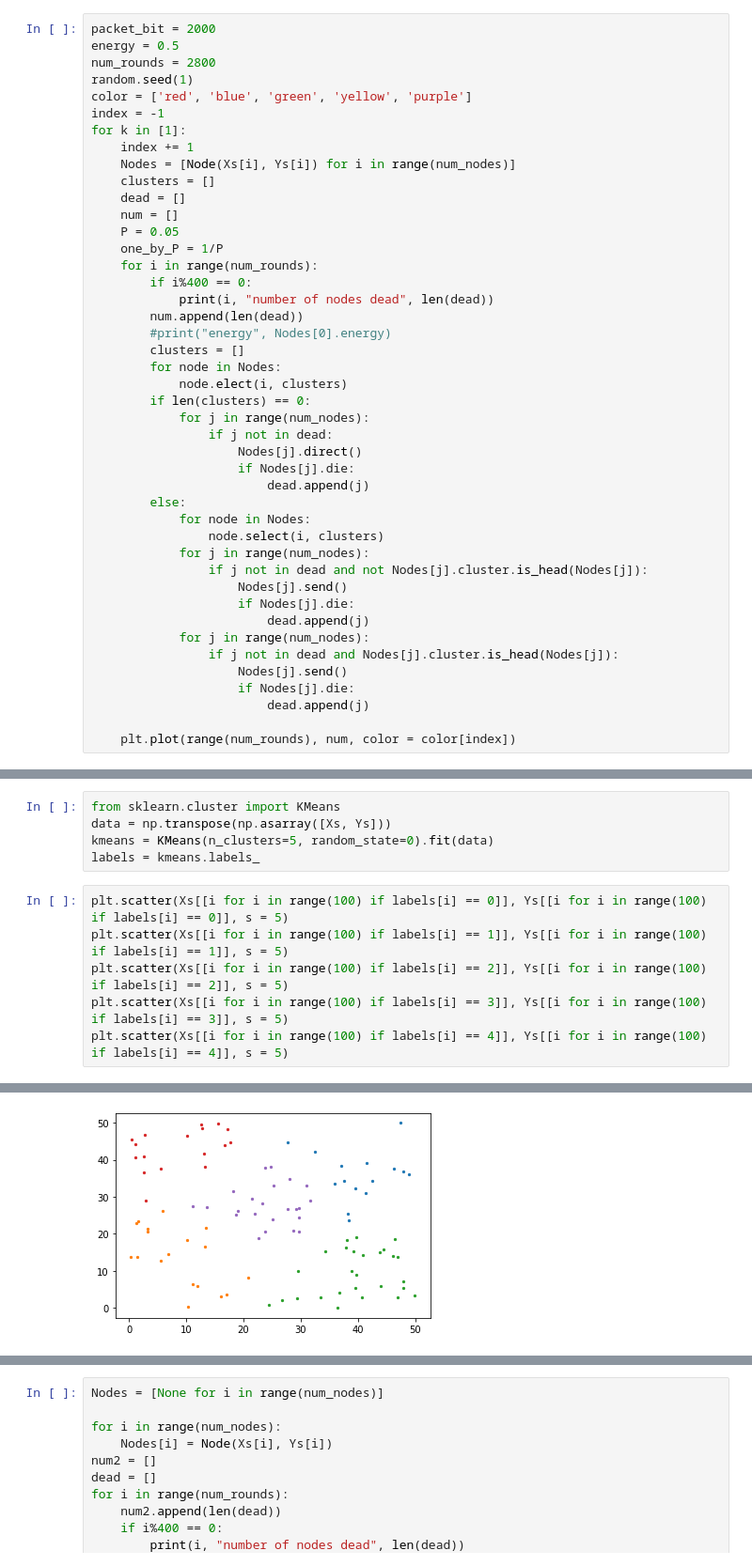
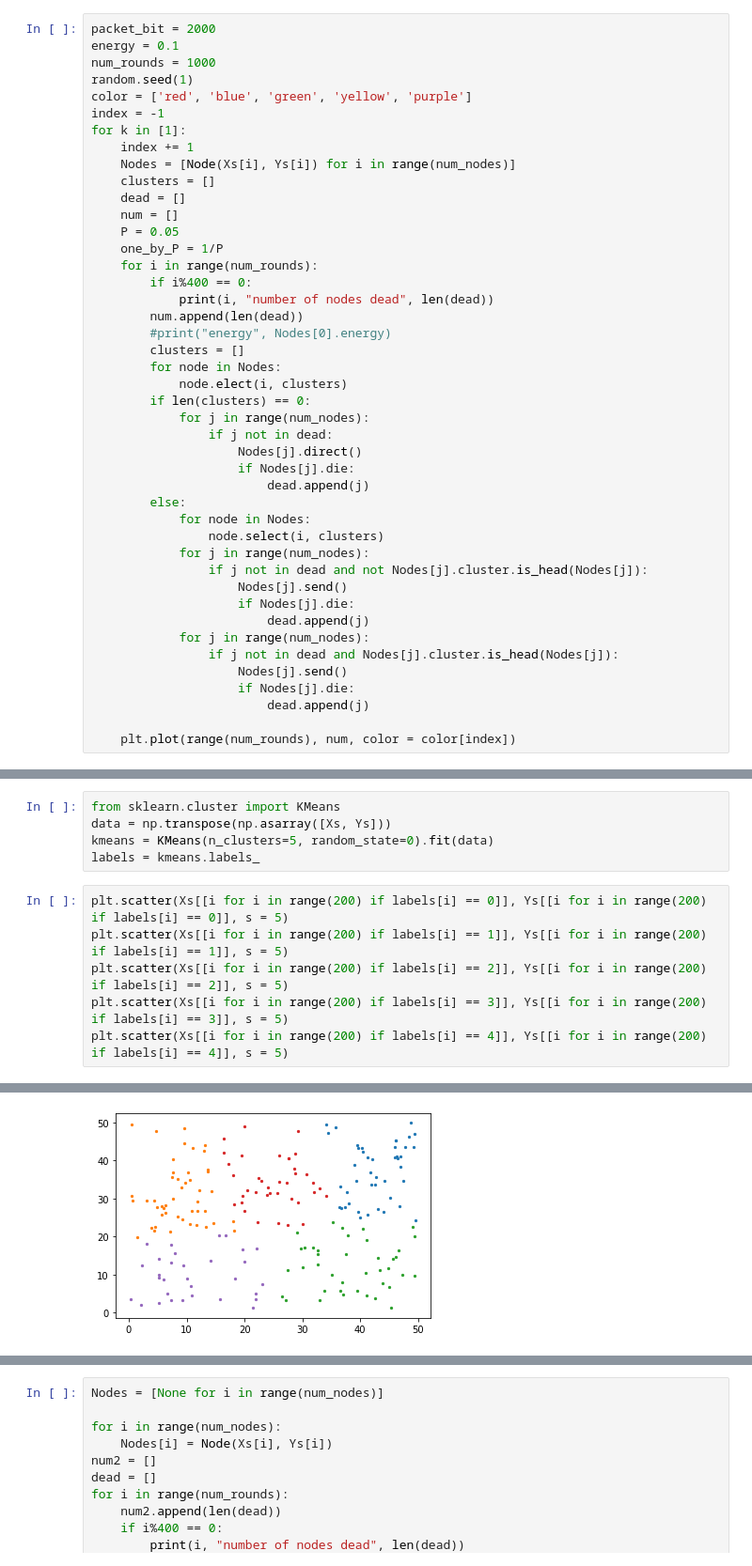
Before and after one commit to leo20021210/network_research, a Jupyter notebook: py_model/KMeans LEACH.ipynb, the cells around one changed output, grey strips where cells are left out. Shown at 94% size. Cells and saved outputs as stored; diff of their text form.

```diff
--- a/py_model/KMeans LEACH.ipynb
+++ b/py_model/KMeans LEACH.ipynb
@@ -154,7 +154,7 @@ plt.scatter(Xs, Ys, s = 30)
 # %%
 packet_bit = 2000
-energy = 0.5
-num_rounds = 2800
+energy = 0.1
+num_rounds = 1000
 random.seed(1)
 color = ['red', 'blue', 'green', 'yellow', 'purple']
 index = -1
@@ -210,11 +206,11 @@ data = np.transpose(np.asarray([Xs, Ys]))
 kmeans = KMeans(n_clusters=5, random_state=0).fit(data)
 labels = kmeans.labels_
 # %%
-plt.scatter(Xs[[i for i in range(100) if labels[i] == 0]], Ys[[i for i in range(100) if labels[i] == 0]], s = 5)
-plt.scatter(Xs[[i for i in range(100) if labels[i] == 1]], Ys[[i for i in range(100) if labels[i] == 1]], s = 5)
-plt.scatter(Xs[[i for i in range(100) if labels[i] == 2]], Ys[[i for i in range(100) if labels[i] == 2]], s = 5)
-plt.scatter(Xs[[i for i in range(100) if labels[i] == 3]], Ys[[i for i in range(100) if labels[i] == 3]], s = 5)
-plt.scatter(Xs[[i for i in range(100) if labels[i] == 4]], Ys[[i for i in range(100) if labels[i] == 4]], s = 5)
+plt.scatter(Xs[[i for i in range(200) if labels[i] == 0]], Ys[[i for i in range(200) if labels[i] == 0]], s = 5)
+plt.scatter(Xs[[i for i in range(200) if labels[i] == 1]], Ys[[i for i in range(200) if labels[i] == 1]], s = 5)
+plt.scatter(Xs[[i for i in range(200) if labels[i] == 2]], Ys[[i for i in range(200) if labels[i] == 2]], s = 5)
+plt.scatter(Xs[[i for i in range(200) if labels[i] == 3]], Ys[[i for i in range(200) if labels[i] == 3]], s = 5)
+plt.scatter(Xs[[i for i in range(200) if labels[i] == 4]], Ys[[i for i in range(200) if labels[i] == 4]], s = 5)
 # %% [output]
 <matplotlib.collections.PathCollection at 0x...>
-[figure, old version]
+[figure, new version]
```
Also changed, not shown: parts of 8 cells of this notebook, 1 other file.
